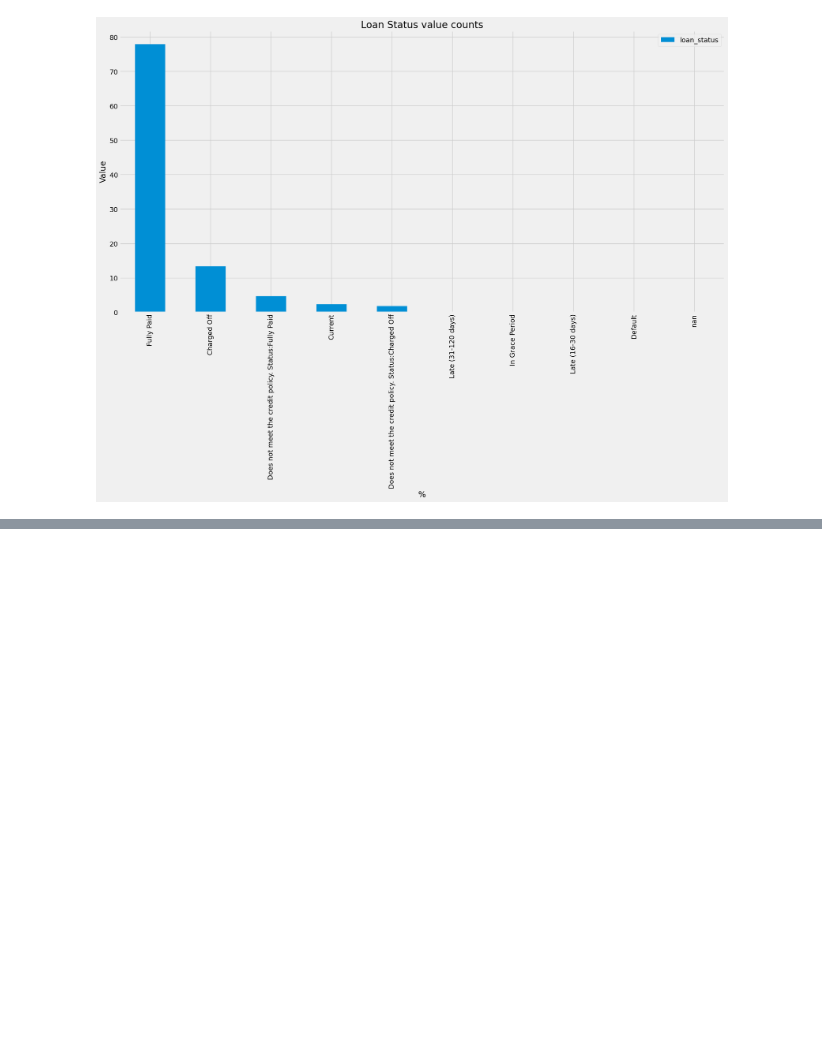
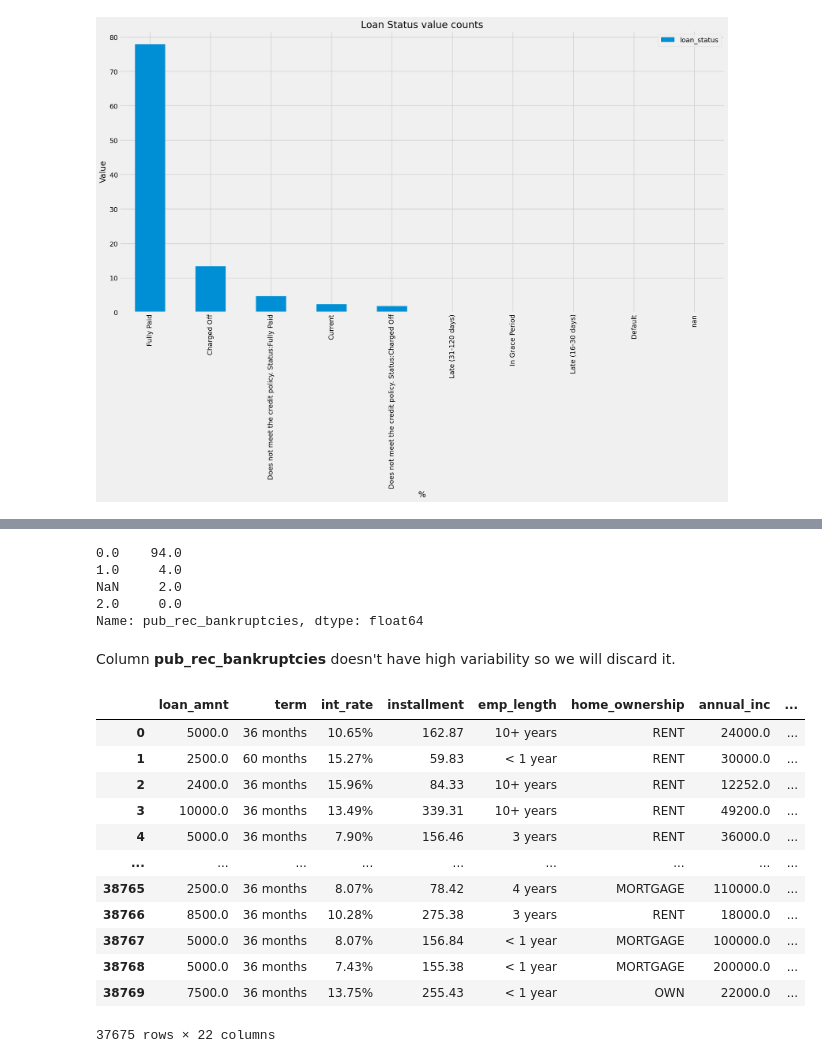
Before and after one commit to raduspaimoc/DataQuest-Projects, a Jupyter notebook: Credit Risk Project/Credit Risk.ipynb, the cells around one changed output, grey strips where cells are left out. Drawn from its saved outputs; the diff is of its cells as text; code cells hidden in the pictures; blank space fills up the shorter version.

```diff
--- a/Credit Risk Project/Credit Risk.ipynb
+++ b/Credit Risk Project/Credit Risk.ipynb
@@ -436,0 +480,10 @@ loans_2007
+# %%
+round(loans.pub_rec_bankruptcies.value_counts(normalize=True, dropna=False)*100)
+# %% [output]
+0.0    94.0
+1.0     4.0
+NaN     2.0
+2.0     0.0
+Name: pub_rec_bankruptcies, dtype: float64
+# %% [markdown]
+Column **pub_rec_bankruptcies** doesn't have high variability so we will discard it.
@@ -436,0 +492,17 @@ loans_2007
+# %%
+loans.dropna(inplace=True)
+loans
+# %% [output]
+|  | loan_amnt | term | int_rate | installment | emp_length | home_ownership | annual_inc | ... |
+| 0 | 5000.0 | 36 months | 10.65% | 162.87 | 10+ years | RENT | 24000.0 | ... |
+| 1 | 2500.0 | 60 months | 15.27% | 59.83 | < 1 year | RENT | 30000.0 | ... |
+| 2 | 2400.0 | 36 months | 15.96% | 84.33 | 10+ years | RENT | 12252.0 | ... |
+| 3 | 10000.0 | 36 months | 13.49% | 339.31 | 10+ years | RENT | 49200.0 | ... |
+| 4 | 5000.0 | 36 months | 7.90% | 156.46 | 3 years | RENT | 36000.0 | ... |
+| ... | ... | ... | ... | ... | ... | ... | ... | ... |
+| 38765 | 2500.0 | 36 months | 8.07% | 78.42 | 4 years | MORTGAGE | 110000.0 | ... |
+| 38766 | 8500.0 | 36 months | 10.28% | 275.38 | 3 years | RENT | 18000.0 | ... |
+| 38767 | 5000.0 | 36 months | 8.07% | 156.84 | < 1 year | MORTGAGE | 100000.0 | ... |
+| 38768 | 5000.0 | 36 months | 7.43% | 155.38 | < 1 year | MORTGAGE | 200000.0 | ... |
+| 38769 | 7500.0 | 36 months | 13.75% | 255.43 | < 1 year | OWN | 22000.0 | ... |
+37675 rows × 22 columns
```
Also changed, not shown: parts of 42 cells of this notebook, 1 other file.
